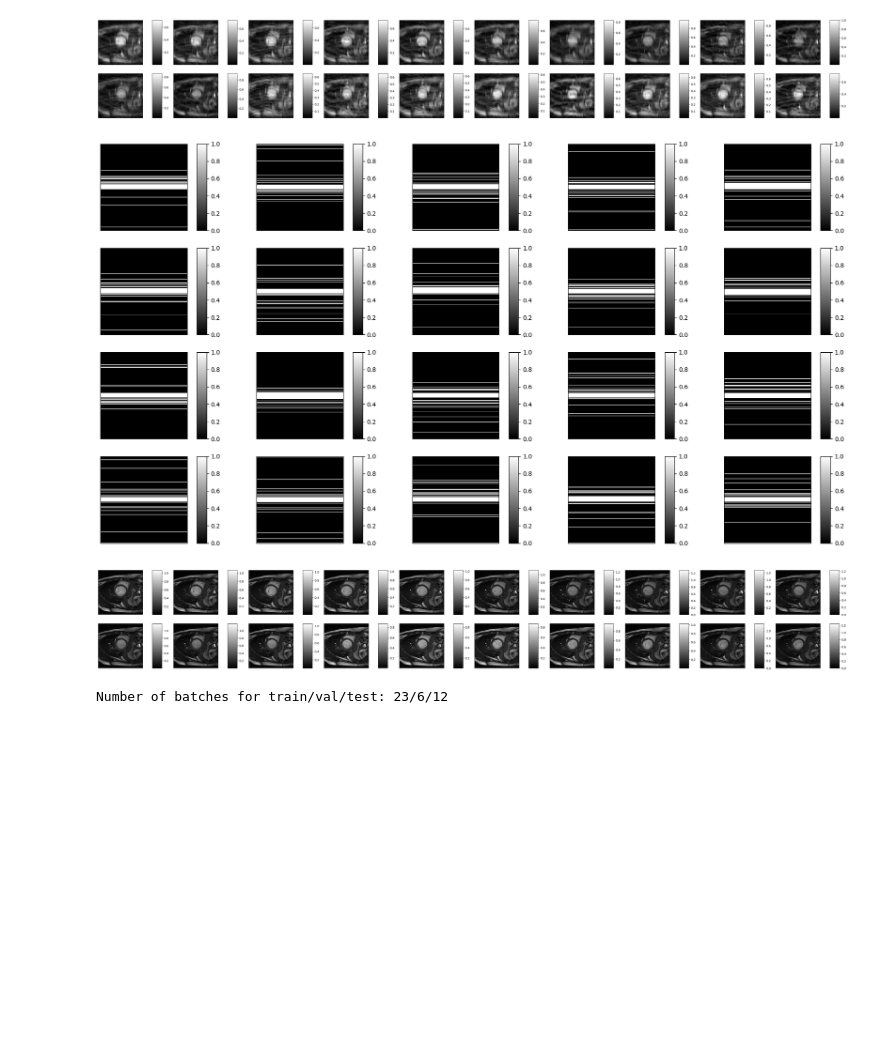
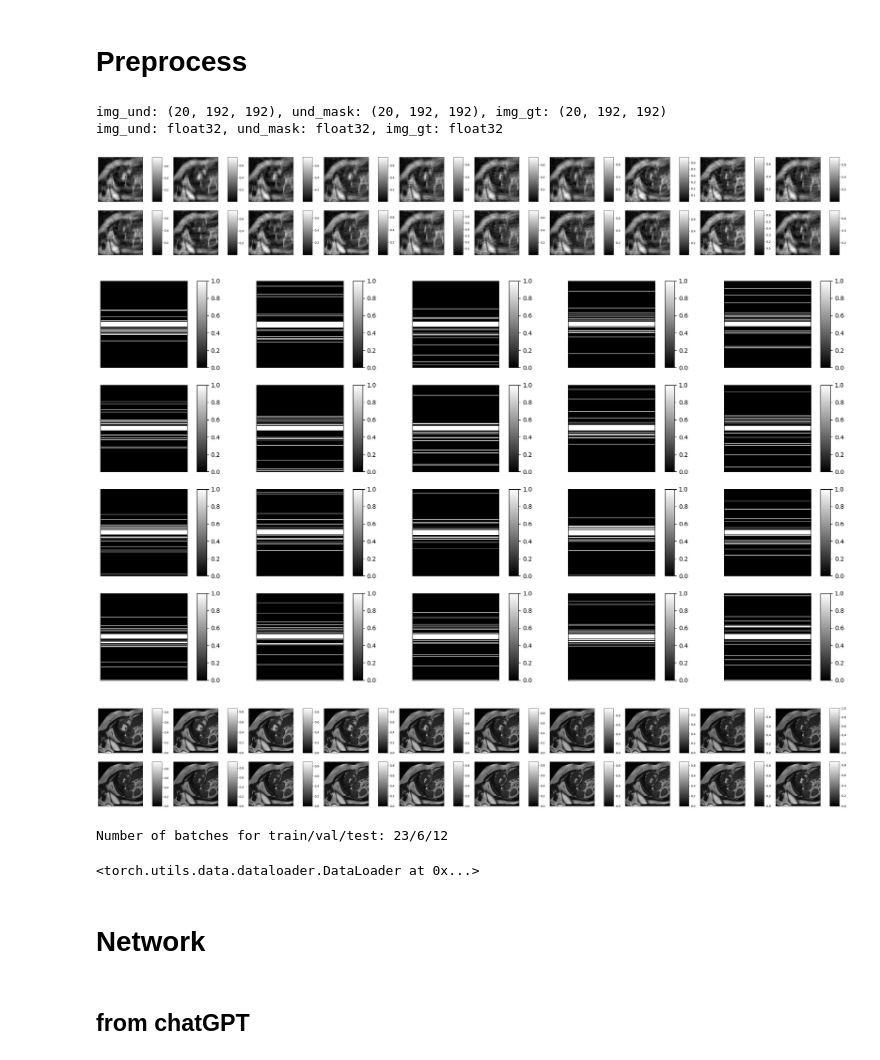
Before and after one commit to skkk256/BME_project_1, a Jupyter notebook: main.ipynb, the cells around one changed output. Saved outputs shown, nothing was run; the diff lists cells and outputs as text; code cells hidden in the pictures; blank space fills up the shorter version.

Commit message:
network test and bug exists

```diff
--- a/main.ipynb
+++ b/main.ipynb
@@ -18,25 +18,0 @@ from modules.utils import kspace2image, image2kspace, complex2pseudo, pseudo2rea
-# %%
-def imsshow(imgs, titles=None, num_col=5, dpi=100, cmap=None, is_colorbar=False, is_ticks=False):
-    '''
-    assume imgs's shape is (Nslice, Nx, Ny)
-    '''
-    num_imgs = len(imgs)
-    num_row = math.ceil(num_imgs / num_col)
-    fig_width = num_col * 3
-    if is_colorbar:
-        fig_width += num_col * 1.5
-    fig_height = num_row * 3
-    fig = plt.figure(dpi=dpi, figsize=(fig_width, fig_height))
-    for i in range(num_imgs):
-        ax = plt.subplot(num_row, num_col, i + 1)
-        im = ax.imshow(imgs[i], cmap=cmap)
-        if titles:
-            plt.title(titles[i])
-        if is_colorbar:
-            cax = fig.add_axes([ax.get_position().x1 + 0.01, ax.get_position().y0, 0.01, ax.get_position().height])
-            plt.colorbar(im, cax=cax)
-        if not is_ticks:
-            ax.set_xticks([])
-            ax.set_yticks([])
-    plt.show()
-    plt.close('all')
@@ -43,20 +22,25 @@ def imsshow(imgs, titles=None, num_col=5, dpi=100, cmap=None, is_colorbar=False,
+# %% [markdown]
+# Preprocess
 # %%
 dataset = LoadMRI('./cine.npz')
 CINE_INDEX = random.randint(0, 199)
 # %%
 data_test = DatasetReconMRI(dataset)
 # %%
-k_und, und_mask, img_gt = data_test[CINE_INDEX]
-img_und = np.abs(kspace2image(pseudo2complex(k_und)))
+img_und, und_mask, img_gt = data_test[CINE_INDEX]
+print(f"img_und: {img_und.shape}, und_mask: {und_mask.shape}, img_gt: {img_gt.shape}")
+print(f"img_und: {img_und.dtype}, und_mask: {und_mask.dtype}, img_gt: {img_gt.dtype}")
 
 # Try different index range in [0, 1000) to see different images in dataset.
 imsshow(img_und, num_col=10, cmap='gray', is_colorbar=True)
 imsshow(und_mask, num_col=5, cmap='gray', is_colorbar=True)
 imsshow(img_gt, num_col=10, cmap='gray', is_colorbar=True)
 # %% [output]
+img_und: (20, 192, 192), und_mask: (20, 192, 192), img_gt: (20, 192, 192)
+img_und: float32, und_mask: float32, img_gt: float32
-[figure, old version]
+[figure, new version]
-[figure, old version]
+[figure, new version]
-[figure, old version]
+[figure, new version]
 # %%
 TRAIN_INDICES = np.arange(0, 112)
 VAL_INDICES = np.arange(112, 140)
@@ -69,3 +53,11 @@ train_loader, val_loader, test_loader = build_loaders(
 print(f"Number of batches for train/val/test: {len(train_loader)}/{len(val_loader)}/{len(test_loader)}")
 # %% [output]
 Number of batches for train/val/test: 23/6/12
+# %%
+train_loader
+# %% [output]
+<torch.utils.data.dataloader.DataLoader at 0x...>
+# %% [markdown]
+# Network
+# %% [markdown]
+## from chatGPT
```
Also changed, not shown: parts of 9 cells of this notebook, 4 other files.
